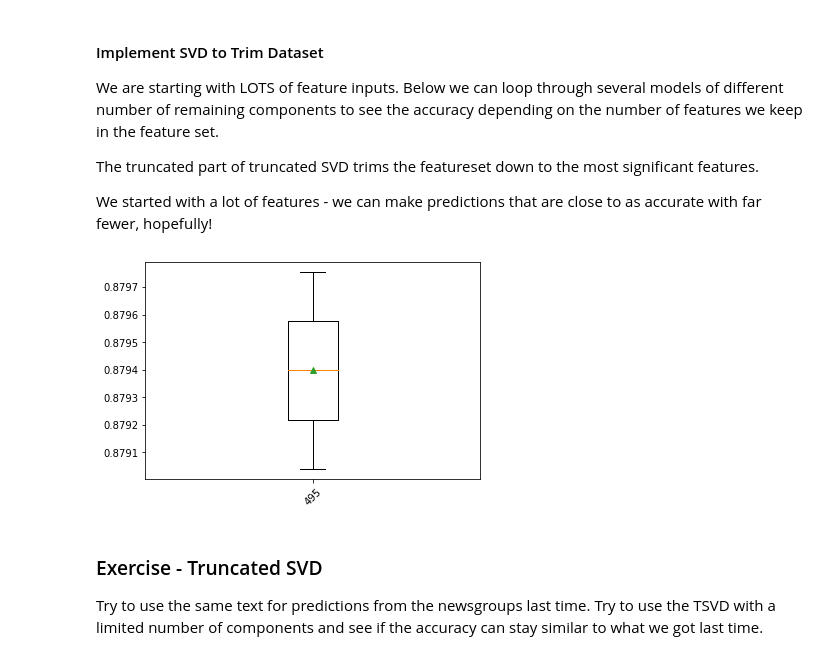
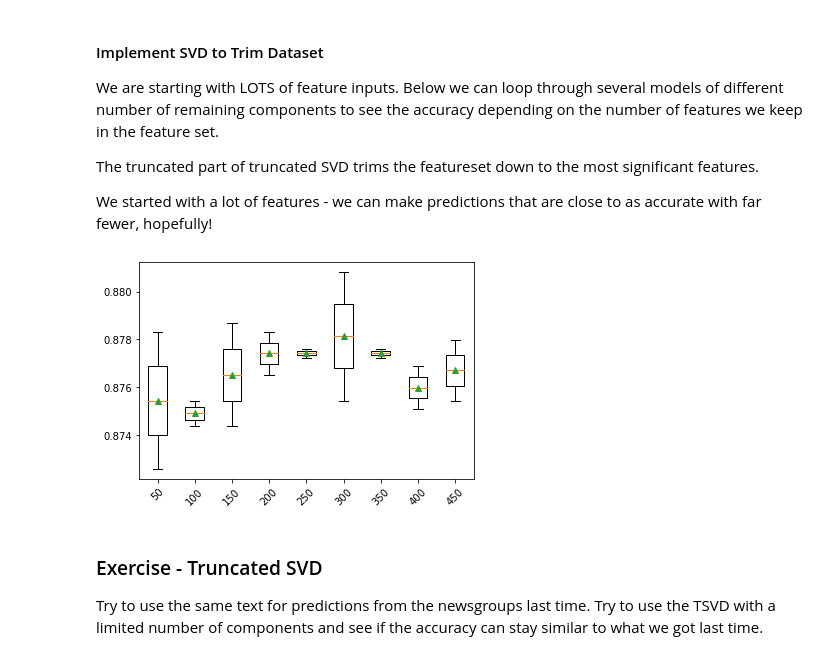
Before and after one commit to allyryry/3950_Workbooks, a Jupyter notebook: 014_nlp_part_2_sol.ipynb, the cells around one changed output. Cells and saved outputs as stored; diff of their text form; code cells hidden in the pictures.

```diff
--- a/014_nlp_part_2_sol.ipynb
+++ b/014_nlp_part_2_sol.ipynb
@@ -78,34 +78,34 @@ We started with a lot of features - we can make predictions that are close to as
 # %%
 # get a list of models to evaluate
 def get_models():
 	models = dict()
-	for i in range(99,100):
-		n = i*5
+	for i in range(1,10):
+		n = i*50
 		steps = [('svd', TruncatedSVD(n_components=n)), ('m', LogisticRegression())]
 		models[str(n)] = Pipeline(steps=steps)
 	return models
 
 # evaluate a give model using cross-validation
 def evaluate_model(model, X, y):
 	#Splits cut for speed
 	cv = RepeatedStratifiedKFold(n_splits=2, n_repeats=1)
 	scores = cross_val_score(model, X, y, scoring='accuracy', cv=cv, n_jobs=-1, error_score='raise')
 	return scores
 
 models = get_models()
 # evaluate the models and store results
 results, names = list(), list()
 for name, model in models.items():
 	scores = evaluate_model(model, tok_df, y)
 	results.append(scores)
 	names.append(name)
 # plot model performance for comparison
 
 plt.boxplot(results, labels=names, showmeans=True)
 plt.xticks(rotation=45)
 plt.show()
 # %% [output]
-[figure, old version]
+[figure, new version]
 # %% [markdown]
 ### Exercise - Truncated SVD
 
```
Also changed, not shown: parts of 4 cells of this notebook, 1 other file.
